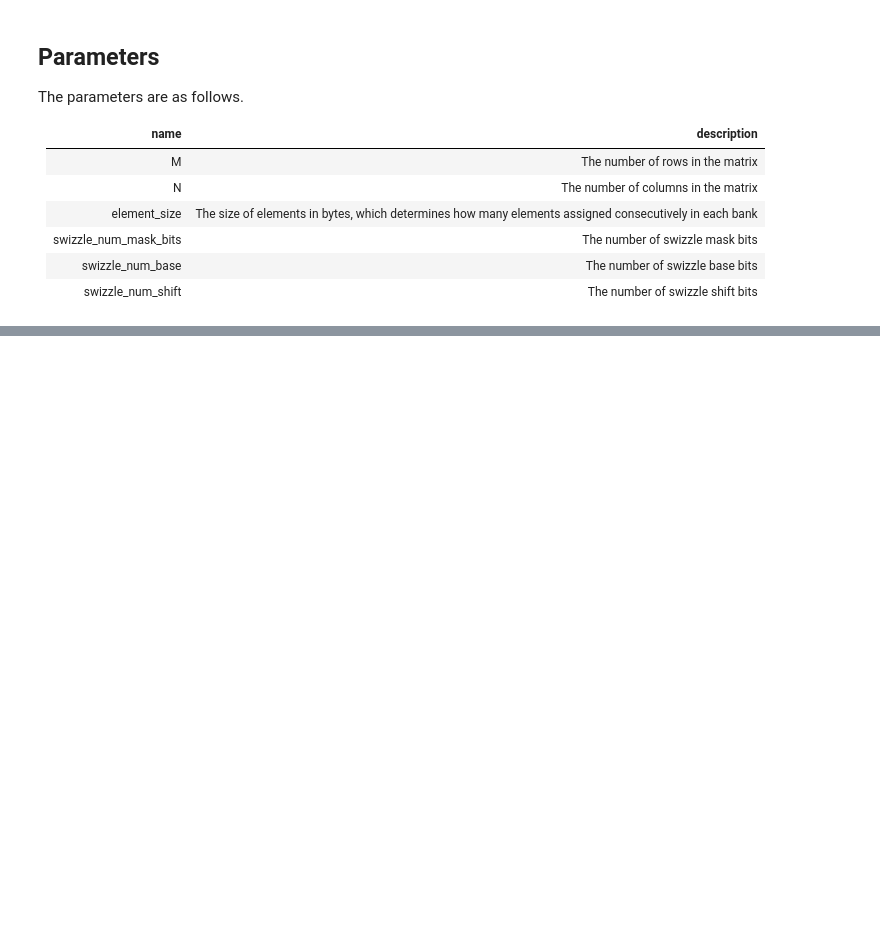
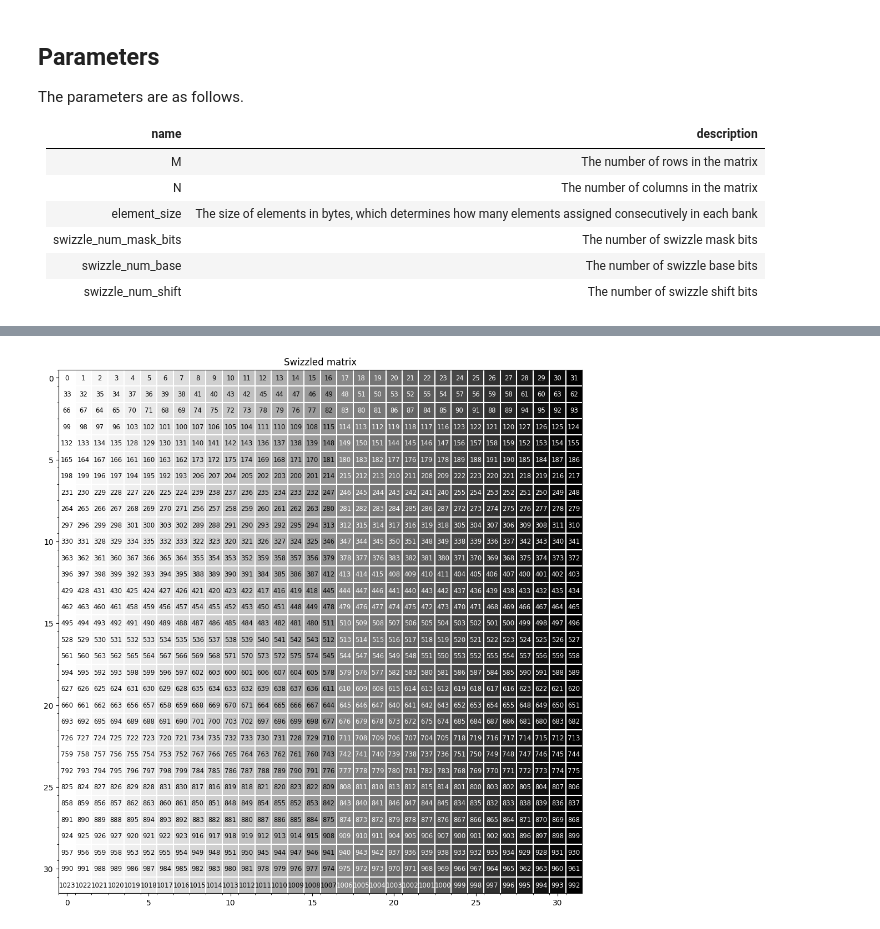
Before and after one commit to kathsucurry/cuda_matrix_multiplication, a Jupyter notebook: notebooks/understanding_swizzle.ipynb, the cells around one changed output, grey strips where cells are left out. Saved outputs shown, nothing was run; the diff lists cells and outputs as text; code cells hidden in the pictures; blank space fills up the shorter version.

```diff
--- a/notebooks/understanding_swizzle.ipynb
+++ b/notebooks/understanding_swizzle.ipynb
@@ -165,2 +168,7 @@ swizzled_matrix_by_banks, swizzled_matrix = perform_swizzle(swizzle_op, matrix)
+# %%
+plot_matrix(
+    matrix_by_bank, swizzled_matrix, M, N, "Swizzled matrix", -1)
+# %% [output]
+[figure, added]
 # %%
 plot_matrix(
```
Also changed, not shown: parts of 20 cells of this notebook, 3 other files.
